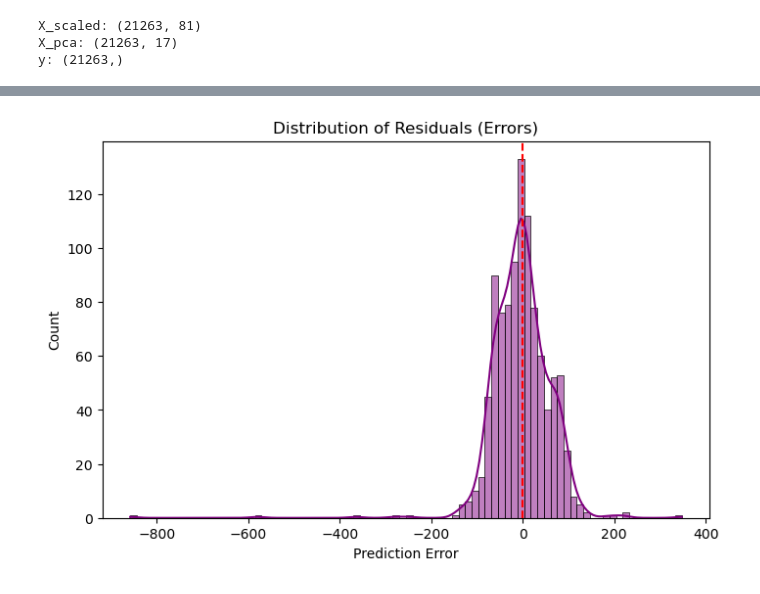
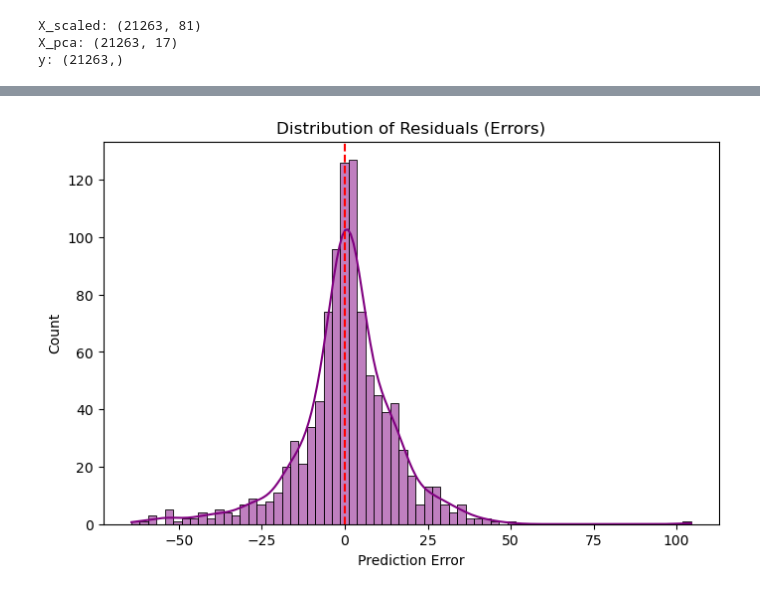
Before and after one commit to dimanaStoyanova7/kernel-regression-dim-reduction, a Jupyter notebook: notebooks/10_krr_results.ipynb, the cells around one changed output, grey strips where cells are left out. Cells and saved outputs as stored; diff of their text form; code cells hidden in the pictures.

Commit message:
Tested krr model on validation set

```diff
--- a/notebooks/10_krr_results.ipynb
+++ b/notebooks/10_krr_results.ipynb
@@ -91,7 +91,7 @@ y_sub = y[sub_idx]
 
 # Train/Val split (standard 80/20)
 train_size = int(0.8 * KRR_SUBSAMPLE_SIZE)
-y_train, y_val = y_sub[:train_size], y_sub[train_size:]
+y_train, y_test = y_sub[:train_size], y_sub[train_size:]
 # %%
 from src.evaluation.splits import kfold_indices
 from src.evaluation.metrics import mae, rmse
@@ -112,7 +112,9 @@ kernel_classes = [
     ("polynomial", PolynomialKernel)
 ]
 
-for data_name, x_data in datasets:
+for data_name, x_all in datasets:
+    x_train = x_all[:train_size]
+    x_test = x_all[train_size:]
     for kernel_name, KernelClass in kernel_classes:
         best_overall_mae = np.inf
         best_params = {'gamma': "N/A", 'lambda': None, 'degree': "N/A", 'coef0': "N/A"}
@@ -142,7 +144,7 @@ for data_name, x_data in datasets:
                         fold_rmses = []
 
                         # --- K-FOLD CROSS VALIDATION ---
-                        for train_idx, val_idx in kfold_indices(len(y_sub), K_FOLDS, seed=SEED):
+                        for train_idx, val_idx in kfold_indices(len(x_train), K_FOLDS, seed=SEED):
                             # Instantiate Kernel
                             if kernel_name == "linear":
                                 k = KernelClass()
@@ -154,10 +156,10 @@ for data_name, x_data in datasets:
                             model = KernelRidge(kernel=k, lambd=l)
 
                             try:
-                                model.fit(x_data[train_idx], y_sub[train_idx])
-                                preds = model.predict(x_data[val_idx])
-                                fold_maes.append(mae(y_sub[val_idx], preds))
-                                fold_rmses.append(rmse(y_sub[val_idx], preds))
+                                model.fit(x_train[train_idx], y_train[train_idx])
+                                preds = model.predict(x_train[val_idx])
+                                fold_maes.append(mae(y_train[val_idx], preds))
+                                fold_rmses.append(rmse(y_train[val_idx], preds))
                             except np.linalg.LinAlgError:
                                 continue
 
@@ -198,6 +200,24 @@ for data_name, x_data in datasets:
                 best_entry = min(best_rmse_for_this_gamma, key=lambda x: x["cv_rmse_mean"])
                 all_cv_stats.append(best_entry)
 
+        # Now that we know the best_params, we test them on x_test
+        if kernel_name == "linear":
+            final_k = LinearKernel()
+        elif kernel_name == "polynomial":
+            final_k = PolynomialKernel(degree=best_params['degree'],
+                                       gamma=best_params['gamma'],
+                                       coef0=best_params['coef0'])
+        else:
+            final_k = KernelClass(gamma=best_params['gamma'])
+
+        final_model = KernelRidge(kernel=final_k, lambd=best_params['lambda'])
+        final_model.fit(x_train, y_train)
+
+        test_preds = final_model.predict(x_test)
+
+        final_test_mae = mae(y_test, test_preds)
+        final_test_rmse = rmse(y_test, test_preds)
+
         # Save results for the CSV table
         results_list.append({
             "model": "kernel_ridge_regression",
@@ -207,6 +227,8 @@ for data_name, x_data in datasets:
             "best_lambda": best_params['lambda'],
             "best_degree": best_params['degree'],
             "best_coef0": best_params['coef0'],
+            "test_rmse": final_test_rmse,
+            "test_mae": final_test_mae,
             "cv_rmse_mean_at_best": best_cv_stats['cv_rmse_mean'],
             "cv_rmse_std_at_best": best_cv_stats['cv_rmse_std'],
             "cv_mae_mean_at_best": best_cv_stats['cv_mae_mean'],
@@ -297,14 +343,14 @@ plot_performance_summary(df_results)
 # %%
 def plot_residuals(y_true, y_pred):
     residuals = y_true - y_pred
     plt.figure(figsize=(8, 5))
     sns.histplot(residuals, kde=True, color='purple')
     plt.axvline(0, color='red', linestyle='--')
     plt.title("Distribution of Residuals (Errors)")
     plt.xlabel("Prediction Error")
     plt.savefig(FIG_DIR / "krr_residuals.png")
     plt.show()
 
-plot_residuals(y_val, preds)
+plot_residuals(y_test, test_preds)
 # %% [output]
-[figure, old version]
+[figure, new version]
```
Also changed, not shown: parts of 4 cells of this notebook, 6 other files.
